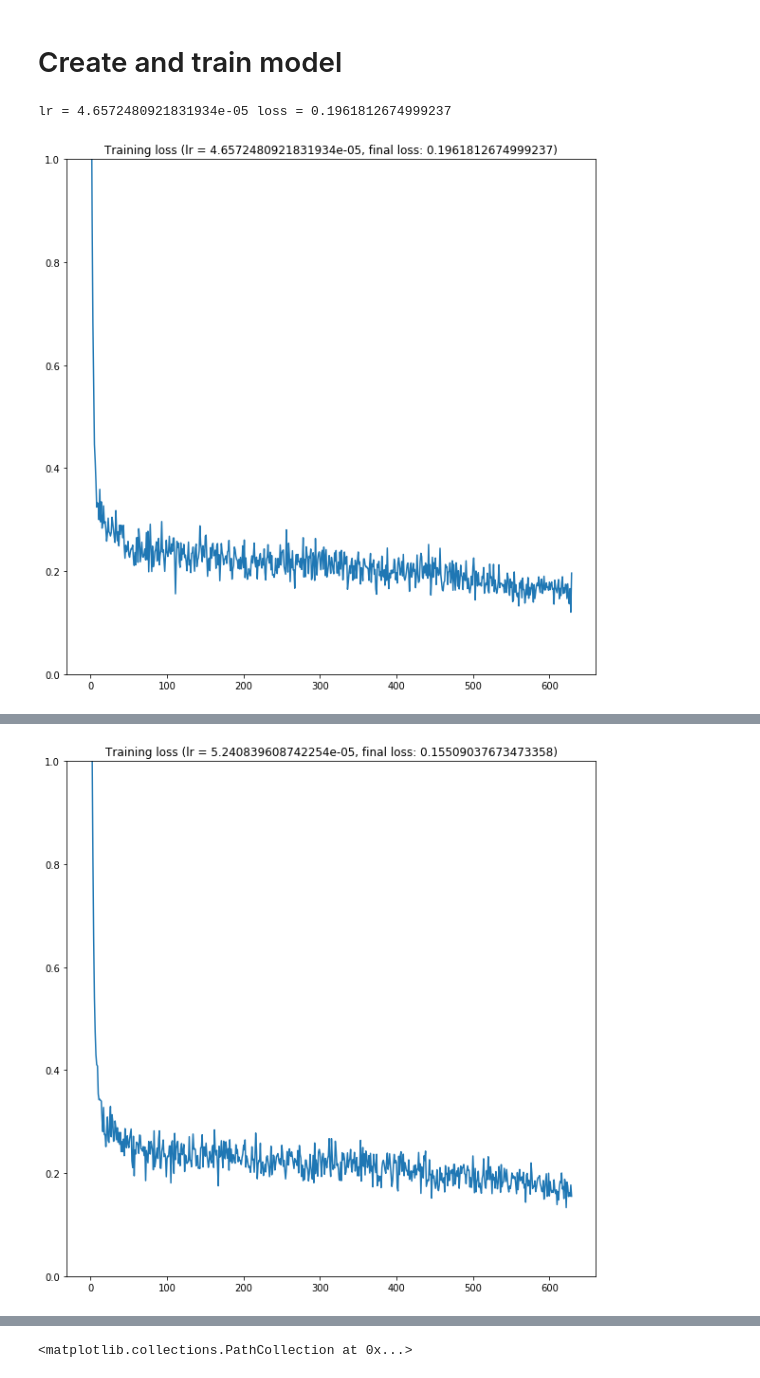
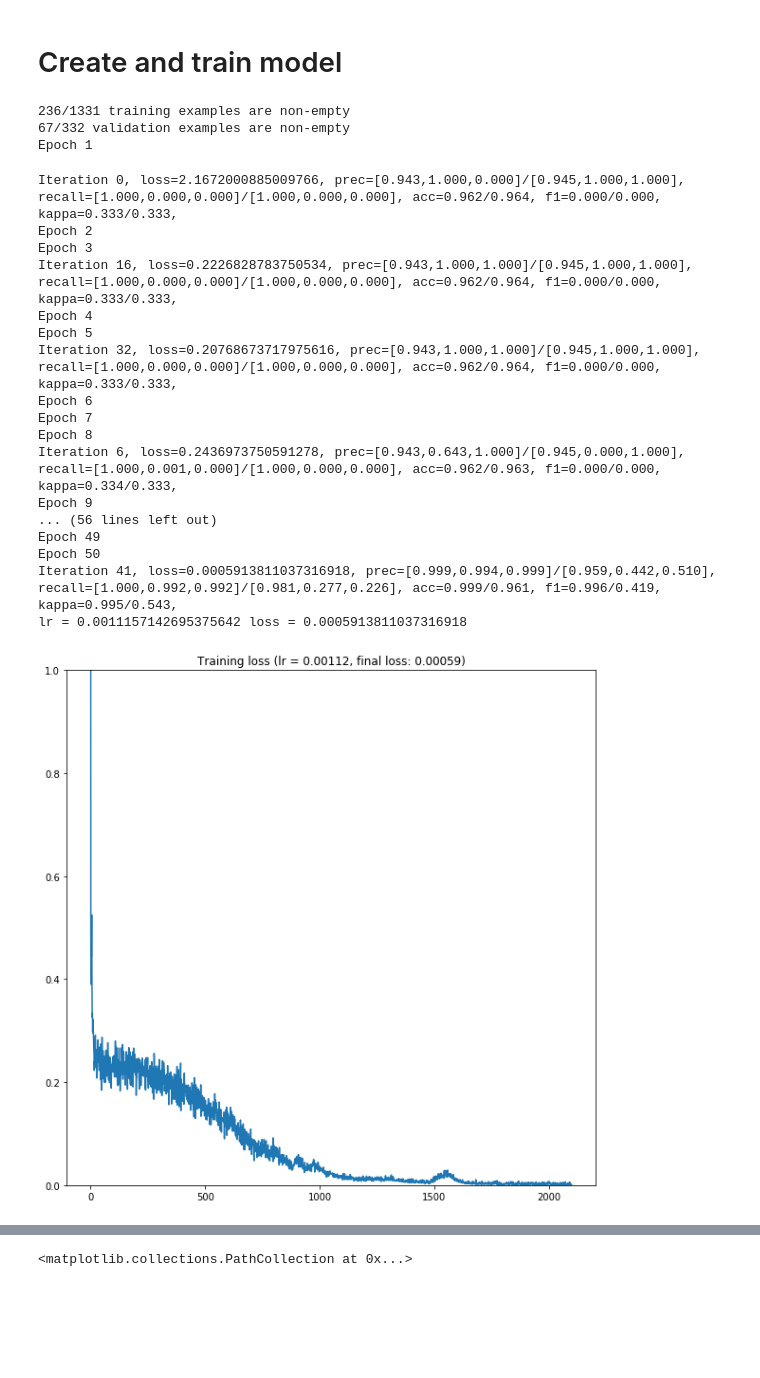
Before and after one commit to openafro/model, a Jupyter notebook: Playground.ipynb, the cells around one changed output, grey strips where cells are left out. Cells and saved outputs as stored; diff of their text form; code cells hidden in the pictures; blank space fills up the shorter version.

```diff
--- a/Playground.ipynb
+++ b/Playground.ipynb
@@ -41,6 +45,30 @@ def show_example(x, y, prediction=None):
 
 def to_numpy(a):
     return a.detach().numpy()
+# %%
+def plot_history(loss_history, train_history, val_history, lr, acc=False, f1=False, kappa=True):
+    plt.title(f"Training loss (lr = {lr:.5f}, final loss: {loss_history[-1]:.5f})")
+    plt.ylim([0, 1])
+    plt.plot(loss_history)
+    plt.show()
+
+    plt.title(f'Evaluation history')
+    plt.ylim(top=1)
+
+    if acc:
+        plt.plot(train_history.accuracy, 'bo--', label='Train accuracy')
+        plt.plot(val_history.accuracy, 'go--', label='Val accuracy')
+
+    if f1:
+        plt.plot(train_history.f1, 'bv--', label='Train F1')
+        plt.plot(val_history.f1, 'gv--', label='Val F1')
+
+    if kappa:
+        plt.plot(train_history.kappa, 'bs--', label='Train kappa')
+        plt.plot(val_history.kappa, 'gs--', label='Val kappa')
+
+    plt.legend()
+    plt.show()
 # %% [markdown]
 # Load dataset and visualize random examples
 # %%
@@ -73,18 +101,36 @@ while EXAMPLES > 0:
 # %%
 model = conv_relu(d.input_bands, 3, n_filters=64, kernel_size=5, layers=6)
 # %%
-lrs = 10**np.random.uniform(-5, -2, 10)
+EPOCHS = 50
+lrs = [0.0011157142695375642] # 10**np.random.uniform(-5, -2, 10)
 
 points = []
 
 for lr in lrs:
-    loss_history, examples = train(model, d.train, lr, epochs=15, dtype=torch.float32, batch_size=32, verbose=False)
+    loss_history, train_history, val_history, examples = train_model(model, d.train, d.val, lr, epochs=EPOCHS, dtype=torch.float32, batch_size=32, verbose=True)
     points.append((lr, loss_history[-1]))
     print("lr =", lr, "loss =", loss_history[-1])
-    plt.title(f"Training loss (lr = {lr}, final loss: {loss_history[-1]})")
-    plt.ylim([0, 1])
-    plt.plot(loss_history);
-    plt.show()
+
+    plot_history(loss_history, train_history, val_history, lr)
 # %% [output]
-lr = 4.6572480921831934e-05 loss = 0.1961812674999237
+236/1331 training examples are non-empty
+67/332 validation examples are non-empty
+Epoch 1
+Iteration 0, loss=2.1672000885009766, prec=[0.943,1.000,0.000]/[0.945,1.000,1.000], recall=[1.000,0.000,0.000]/[1.000,0.000,0.000], acc=0.962/0.964, f1=0.000/0.000, kappa=0.333/0.333,
+Epoch 2
+Epoch 3
+Iteration 16, loss=0.2226828783750534, prec=[0.943,1.000,1.000]/[0.945,1.000,1.000], recall=[1.000,0.000,0.000]/[1.000,0.000,0.000], acc=0.962/0.964, f1=0.000/0.000, kappa=0.333/0.333,
+Epoch 4
+Epoch 5
+Iteration 32, loss=0.20768673717975616, prec=[0.943,1.000,1.000]/[0.945,1.000,1.000], recall=[1.000,0.000,0.000]/[1.000,0.000,0.000], acc=0.962/0.964, f1=0.000/0.000, kappa=0.333/0.333,
+Epoch 6
+Epoch 7
+Epoch 8
+Iteration 6, loss=0.2436973750591278, prec=[0.943,0.643,1.000]/[0.945,0.000,1.000], recall=[1.000,0.001,0.000]/[1.000,0.000,0.000], acc=0.962/0.963, f1=0.000/0.000, kappa=0.334/0.333,
+Epoch 9
+... (56 lines left out)
+Epoch 49
+Epoch 50
+Iteration 41, loss=0.0005913811037316918, prec=[0.999,0.994,0.999]/[0.959,0.442,0.510], recall=[1.000,0.992,0.992]/[0.981,0.277,0.226], acc=0.999/0.961, f1=0.996/0.419, kappa=0.995/0.543,
+lr = 0.0011157142695375642 loss = 0.0005913811037316918
-[figure, old version]
+[figure, new version]
@@ -94 +137,0 @@ lr = 5.240839608742254e-05 loss = 0.15509037673473358
-[figure, removed]
```
Also changed, not shown: parts of 8 cells of this notebook, 1 other file.
